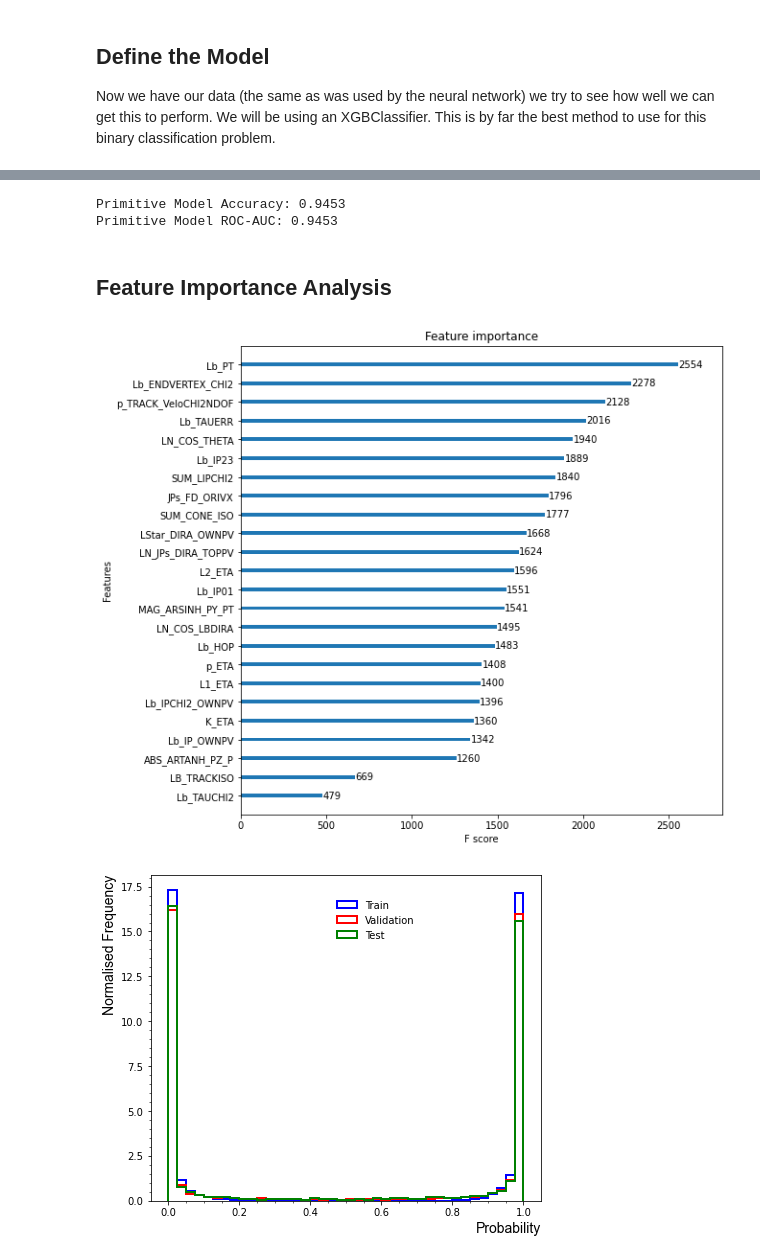
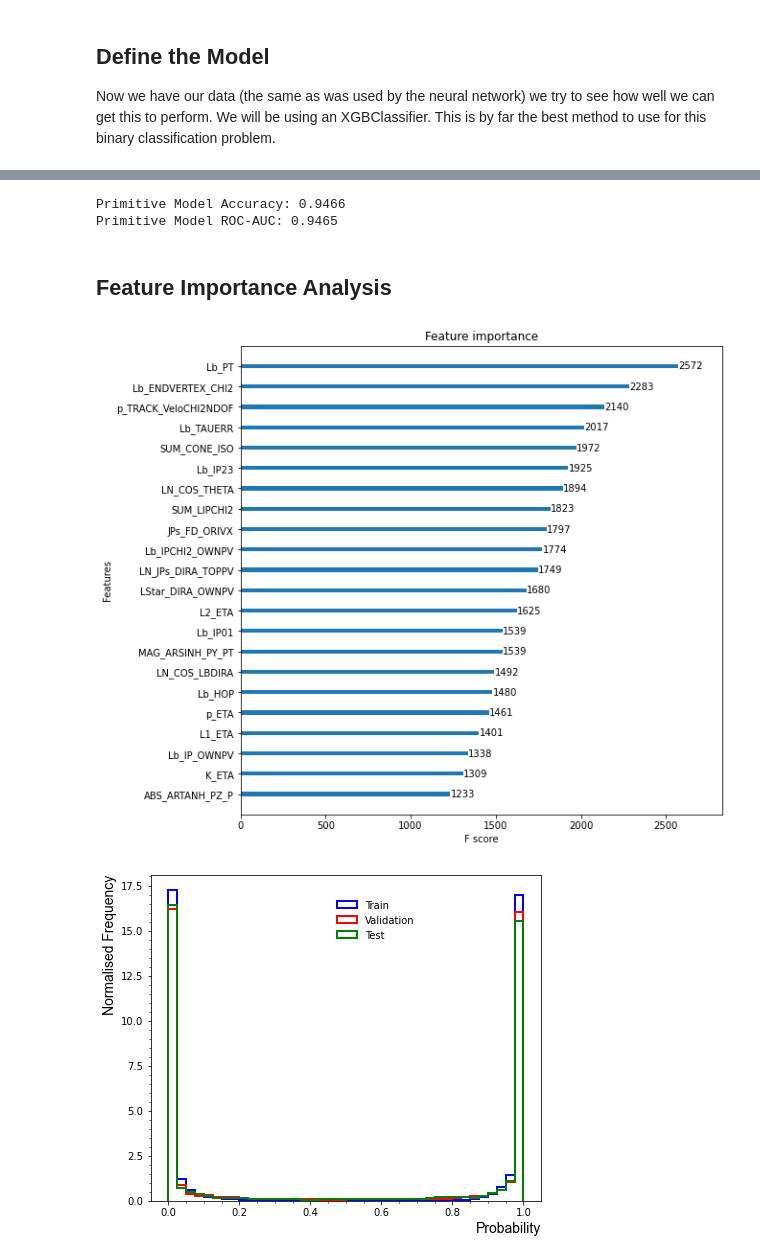
Before and after one commit to ChandlerKenworthy/Y4RareDecayProject, a Jupyter notebook: code/classification_methods/XGBoost.ipynb, the cells around one changed output, grey strips where cells are left out. Cells and saved outputs as stored; diff of their text form; code cells hidden in the pictures.

Commit message:
Improved XGB model with new dataset

```diff
--- a/code/classification_methods/XGBoost.ipynb
+++ b/code/classification_methods/XGBoost.ipynb
@@ -12,7 +12,7 @@ import sys
 sys.path.append('../')
 from dataflow import Flow
 
-my_flow = Flow(None, None, None, csv_path='../neural_network/csv/preselected_feat_v5.0.6_equalRatio_restrictedSideband.csv')
+my_flow = Flow(None, None, None, csv_path='../neural_network/csv/preselected_feat_v5.1.0_equalRatio_restrictedSideband.csv')
 all_data = my_flow.get_combined_data()
 (X_train, y_train), (X_val, y_val), (X_test, y_test) = my_flow.get_train_val_test_split()
 # %%
@@ -49,12 +49,12 @@ params = {
     'learning_rate': 0.05,
     'n_estimators': 1000,
     'eval_metric': ['auc', 'logloss'],
-    'use_label_encoder': False
+    'use_label_encoder': False,
 }
 
 # Instantiate the classifier
 xgb_clf = xgb.XGBClassifier(**params)
 
 # Fit the classifier to the training data
-xgb_clf.fit(X_train, y_train)
+xgb_clf.fit(X_train, y_train, eval_set=[(X_val, y_val)])
 # %% [output]
@@ -76,17 +93,17 @@ y_pred = xgb_clf.predict(X_val)
 acc, roc_auc = accuracy_score(y_val, y_pred), roc_auc_score(y_val, y_pred)
 print(f'Primitive Model Accuracy: {acc:.4f}\nPrimitive Model ROC-AUC: {roc_auc:.4f}')
 # %% [output]
-Primitive Model Accuracy: 0.9453
-Primitive Model ROC-AUC: 0.9453
+Primitive Model Accuracy: 0.9466
+Primitive Model ROC-AUC: 0.9465
 # %% [markdown]
 ## Feature Importance Analysis
 # %%
 fig, ax = plt.subplots(1, 1, figsize=(9, 9))
 xgb.plot_importance(xgb_clf, ax=ax, grid=False)
-plt.savefig('../../images/MLModels/feature_importance_xgb_v5.0.6.png')
+plt.savefig('../../images/MLModels/feature_importance_xgb_v5.1.0.png')
 plt.show()
 # %% [output]
-[figure, old version]
+[figure, new version]
 # %%
 y_pred_probs_test = xgb_clf.predict_proba(X_test)
 y_pred_probs_val = xgb_clf.predict_proba(X_val)
@@ -94,10 +111,10 @@ y_pred_probs_train = xgb_clf.predict_proba(X_train)
 # %%
 probs = [
     y_pred_probs_train[:,1],
     y_pred_probs_val[:,1],
     y_pred_probs_test[:,1]
 ]
 
-plot_prob_dist(probs, np.linspace(0, 1, 41), savefig='../../images/MLModels/XGB_v5.0.6_ProbDist.png')
+plot_prob_dist(probs, np.linspace(0, 1, 41), savefig='../../images/MLModels/XGB_v5.1.0_ProbDist.png')
 # %% [output]
-[figure, old version]
+[figure, new version]
```
Also changed, not shown: parts of 1 cell of this notebook, 4 other files.
